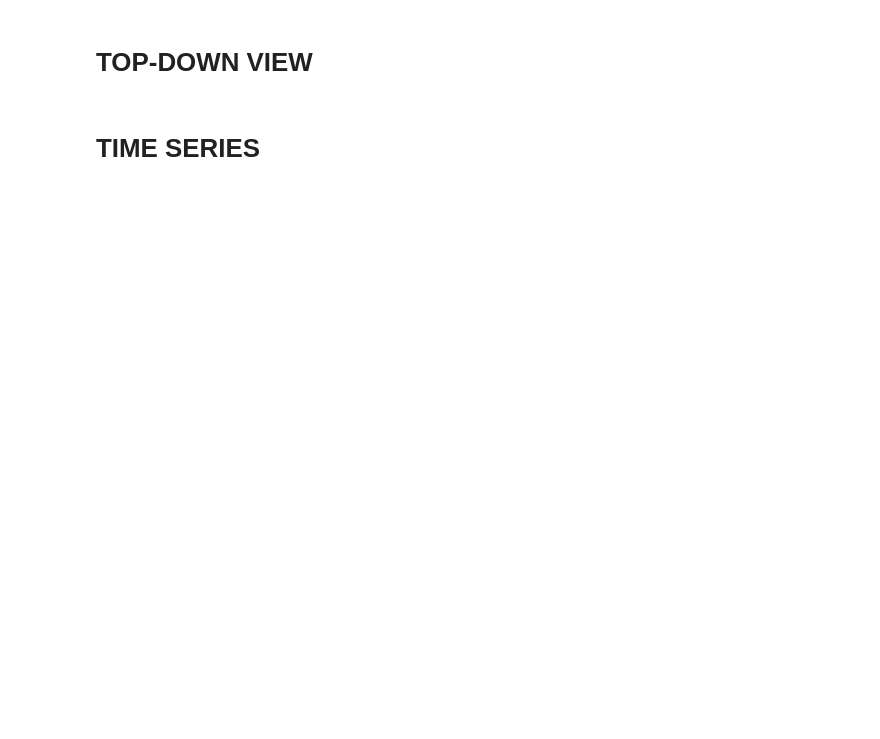
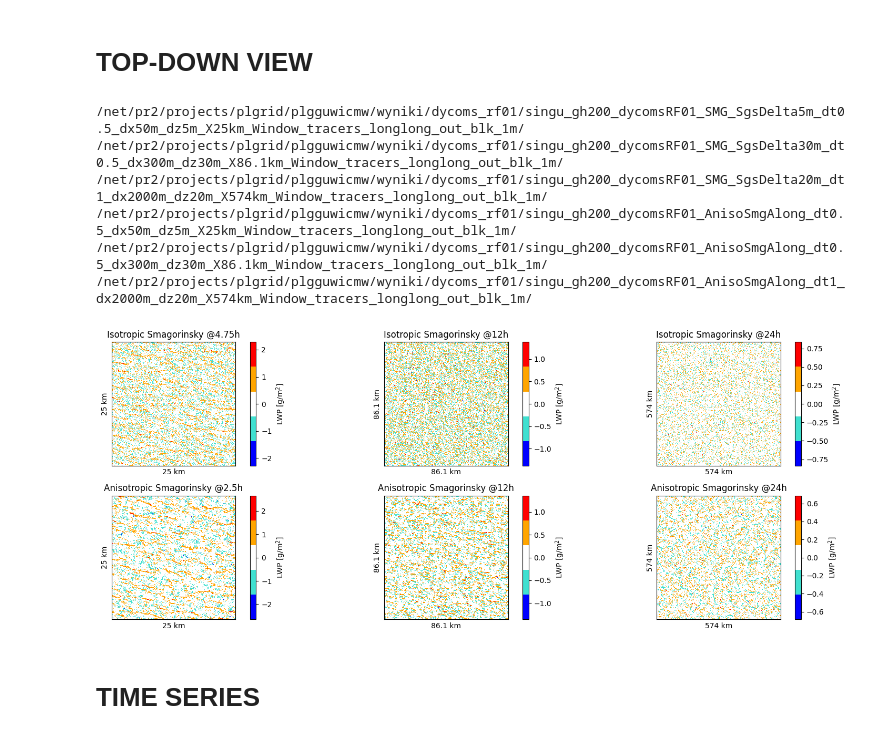
Before and after one commit to igfuw/xrUWLCM, a Jupyter notebook: examples/Sc_lowres_SGS.ipynb, the cells around one changed output. Cells and saved outputs as stored; diff of their text form; code cells hidden in the pictures; blank space fills up the shorter version.

```diff
--- a/examples/Sc_lowres_SGS.ipynb
+++ b/examples/Sc_lowres_SGS.ipynb
@@ -48,6 +57,11 @@ datadir['dz10m']['dx1000m']['Anisotropic'] = pgsdir + "singu_gh200_dycomsRF01_An
 datadir['dz50m']['dx500m'] = {}
 datadir['dz50m']['dx500m']['Isotropic'] = pgsdir + "dycomsRF01_SMG_SgsDelta50_dx500m_dz50m_X250km_longlong_out_blk_1m/"
 
+datadir['dz30m'] = {}
+datadir['dz30m']['dx300m'] = {}
+datadir['dz30m']['dx300m']['Isotropic_Window_tracers'] = pgsdir + "singu_gh200_dycomsRF01_SMG_SgsDelta30m_dt0.5_dx300m_dz30m_X86.1km_Window_tracers_longlong_out_blk_1m/"
+datadir['dz30m']['dx300m']['Anisotropic_Window_tracers'] = pgsdir + "singu_gh200_dycomsRF01_AnisoSmgAlong_dt0.5_dx300m_dz30m_X86.1km_Window_tracers_longlong_out_blk_1m/"
+
 datadir['dz20m']['dx500m'] = {}
 datadir['dz20m']['dx500m']['Anisotropic'] = pgsdir + "dycomsRF01_AnisoSmgAlong_dx500m_dz20m_X50km_longlong_out_blk_1m/"
 
@@ -195,11 +225,11 @@ res_to_plot=[('dx50m', 'dz5m'), ('dx100m', 'dz10m'), ('dx1000m', 'dz10m'), ('dx1
 sgs_to_plot=['Isotropic', 'Isotropic_H', 'Isotropic_H100']
 sgs_to_plot=['Isotropic', 'Anisotropic']
 sgs_to_plot=['Isotropic']
-res_to_plot=[('dx50m', 'dz5m'), ('dx2000m', 'dz20m')]
+res_to_plot=[('dx50m', 'dz5m'), ('dx300m', 'dz30m'), ('dx2000m', 'dz20m')]
 #sgs_to_plot=['Isotropic', 'Anisotropic', 'Isotropic_Window']
 #res_to_plot=[('dx50m', 'dz5m')]
 #sgs_to_plot=['Anisotropic_Window_tracers']
-#res_to_plot=[('dx2000m', 'dz20m')]
+#res_to_plot=[('dx300m', 'dz30m')]
 sgs_to_plot=['Isotropic_Window_tracers', 'Anisotropic_Window_tracers']
 
 plotname = '2km_20m'
@@ -238,26 +268,33 @@ for row, pr in enumerate(row_data):
         #t_av_end = 2.25
         _data = data[simname]
 
+        cmap='Blues_r'
+
         #coarsen to 2km
         #scale = data_to_plot[(dx, dz, sgs)][2]
         #_data = data[simname].coarsen(x=scale, y=scale, boundary="trim").mean()
 
-        # plotting scalars
+        # -- plotting scalars
+        # - LWP
         #var = _data.lwp.sel(t=t_av_end, method='nearest')
         #varname = 'lwp'
         #varlabel = 'LWP [g/m$^2$]'
-        _data = _data.sel(x=slice(0,25000), y=slice(0,25000))
-        var = _data.tr_col.sel(t=t_av_end, method='nearest').sel(z=750, method='nearest')
-        varname = 'tr_col@750m'
-        varlabel = varname
-        #var = _data.w.sel(t=t_av_end, method='nearest').sel(z=400, method='nearest')
-        #varname = 'w@400m'
+        # - tr_col@750m
+        #_data = _data.sel(x=slice(0,25000), y=slice(0,25000))
+        #var = _data.tr_col.sel(t=t_av_end, method='nearest').sel(z=750, method='nearest')
+        #varname = 'tr_col@750m'
+        #varlabel = varname
+        # - w@200m like in Wang 2009
+        cmap = mpl.colors.ListedColormap(['blue', 'turquoise', 'white', 'orange', 'red'], name="w_cmap")
+        var = _data.w.sel(t=t_av_end, method='nearest').sel(z=200, method='nearest')
+        varname = 'w@200m'
+
         #var_scaled = var / var.mean()
-        im = var.plot(x="x", cmap='Blues_r', ax=axrc, add_colorbar=False)
+        im = var.plot(x="x", cmap=cmap, ax=axrc, add_colorbar=False)
         #im = var.plot(x="x", cmap='bwr', ax=axrc, add_colorbar=False)
         fig.colorbar(im, ax=axrc).set_label(varlabel)
 
-
+        '''
         # add squares (for initial column tracers positions)
         x=4e3 + _data.di # shift by one cell size due to uwlcm error in tr_col init
         size=2e3
@@ -295,6 +332,7 @@ for row, pr in enumerate(row_data):
                 axrc.add_patch(square)
                 ys+=6e3
             xs+=6e3
+            '''
 
 
 
@@ -307,34 +345,42 @@ for row, pr in enumerate(row_data):
         #vp = v - v.mean(["x","y"])
         ##print(_data.x, _data.y, u, v)
         ##print(_data.x.to_numpy(), _data.y.to_numpy(), u.to_numpy(), v.to_numpy())
         #speed = np.sqrt(up.to_numpy()**2 + vp.to_numpy()**2)
         #print(speed.min(), speed.max())
         #lw = 5*(speed / speed.max())**2
         #strm = axrc.streamplot(_data.x.to_numpy(), _data.y.to_numpy(), up.to_numpy(), vp.to_numpy(), color=speed, cmap='autumn', linewidth=lw)
         #fig.colorbar(strm.lines, ax=axrc)
         ##strm = axrc.quiver(_data.x.to_numpy(), _data.y.to_numpy(), up.to_numpy(), vp.to_numpy())#, color=speed, cmap='autumn', linewidth=lw)
         #varname = 'uv400m'
 
         # labels etc.
         axrc.set_xticks([])
         axrc.set_yticks([])
         axrc.set_title('')
         axrc.set_ylabel('')
         axrc.set_xlabel('')
         axrc.set_box_aspect(1)
         #if row == 0:
         #axrc.set_title(resolution_nicename[dx] + ' ' + resolution_nicename[dz])
         #if row == nrow-1:
         axrc.set_xlabel(str(data_to_plot[(dx, dz, sgs)][3]) + ' km')
         axrc.set_ylabel(str(data_to_plot[(dx, dz, sgs)][3]) + ' km')
         #if col == 0:
         #axrc.set_ylabel(sgs)
         #axrc.set_ylabel(sgs_nicename[sgs])
         axrc.set_title(sgs_nicename[sgs] + ' @' + str(t_av_end) + 'h')
         #_data.w.sel(z=300, method='nearest').sel(t=t_av_end, method='nearest').plot.contour(x="x", add_colorbar=True, ax=axrc)#, vmin=-0.6, vmax=0.6)
 
 plt.tight_layout()
-plt.savefig(figoutdir+"/topdown/"+str(plotname)+"_"+str(varname)+"_topdown.png", dpi=1200)
+plt.savefig(figoutdir+"/topdown/"+str(plotname)+"_"+str(varname)+"_topdown.png", dpi=600)
+# %% [output]
+/net/pr2/projects/plgrid/plgguwicmw/wyniki/dycoms_rf01/singu_gh200_dycomsRF01_SMG_SgsDelta5m_dt0.5_dx50m_dz5m_X25km_Window_tracers_longlong_out_blk_1m/
+/net/pr2/projects/plgrid/plgguwicmw/wyniki/dycoms_rf01/singu_gh200_dycomsRF01_SMG_SgsDelta30m_dt0.5_dx300m_dz30m_X86.1km_Window_tracers_longlong_out_blk_1m/
+/net/pr2/projects/plgrid/plgguwicmw/wyniki/dycoms_rf01/singu_gh200_dycomsRF01_SMG_SgsDelta20m_dt1_dx2000m_dz20m_X574km_Window_tracers_longlong_out_blk_1m/
+/net/pr2/projects/plgrid/plgguwicmw/wyniki/dycoms_rf01/singu_gh200_dycomsRF01_AnisoSmgAlong_dt0.5_dx50m_dz5m_X25km_Window_tracers_longlong_out_blk_1m/
+/net/pr2/projects/plgrid/plgguwicmw/wyniki/dycoms_rf01/singu_gh200_dycomsRF01_AnisoSmgAlong_dt0.5_dx300m_dz30m_X86.1km_Window_tracers_longlong_out_blk_1m/
+/net/pr2/projects/plgrid/plgguwicmw/wyniki/dycoms_rf01/singu_gh200_dycomsRF01_AnisoSmgAlong_dt1_dx2000m_dz20m_X574km_Window_tracers_longlong_out_blk_1m/
+[figure, added]
 # %%
 # lwp coarsened
 scale = int(2000 / 50) # to 2km from 50m
```
Also changed, not shown: parts of 7 cells of this notebook.
